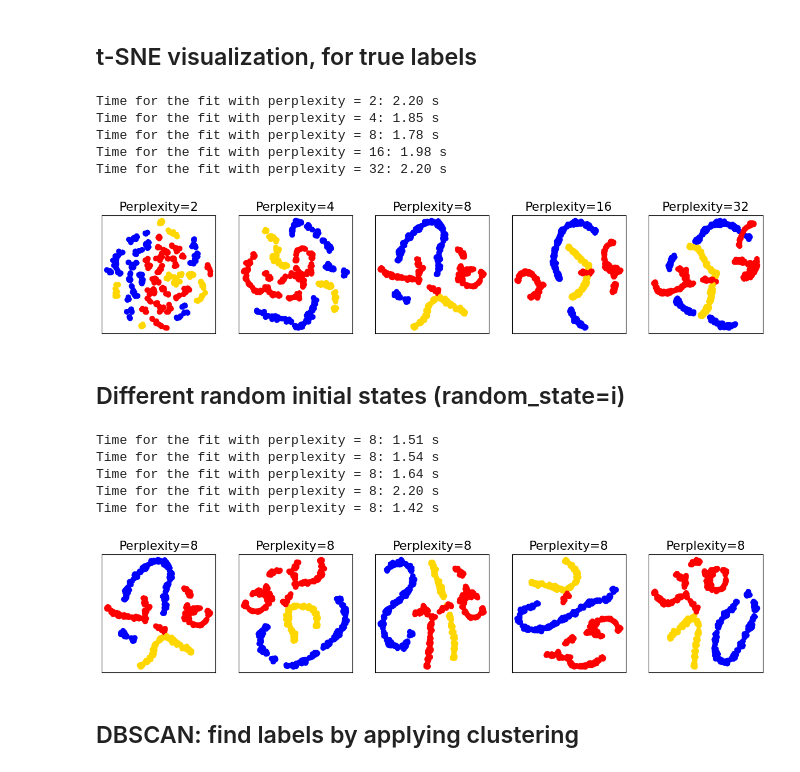
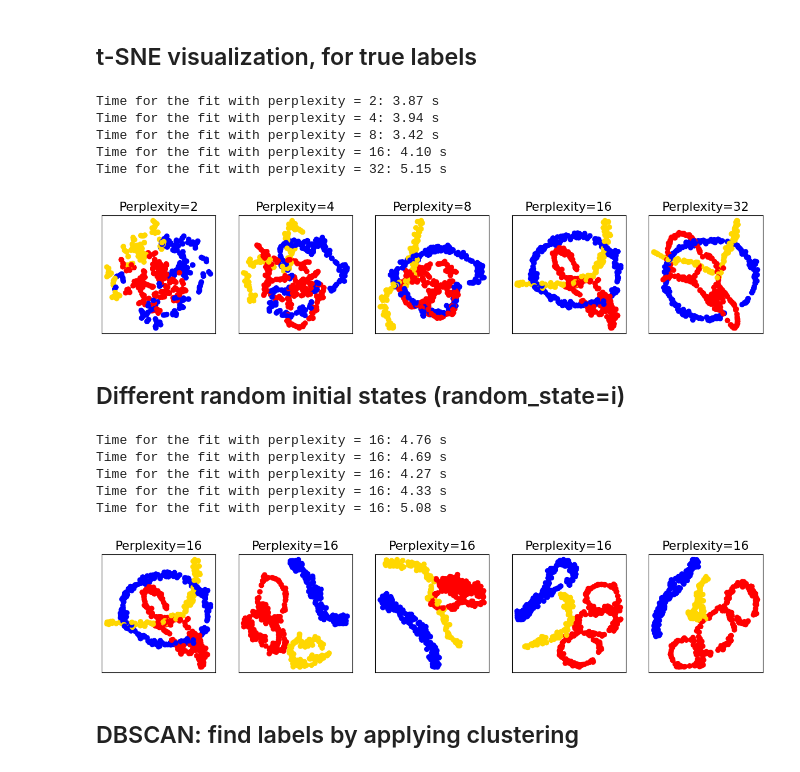
Before and after one commit to Lorycav/LCP_mod_B, a Jupyter notebook: Ex2/group2406_exercise02.ipynb, the cells around one changed output. Cells and saved outputs as stored; diff of their text form; code cells hidden in the pictures.

```diff
--- a/Ex2/group2406_exercise02.ipynb
+++ b/Ex2/group2406_exercise02.ipynb
@@ -87,7 +87,7 @@ np.random.seed(0)
 n_samples = N
 
 # visualization on the plane
-n_components = 2
+n_components = 3
 
 # perplexity parameters
 perplexities = [2, 4, 8, 16, 32]
@@ -100,39 +100,39 @@ mycmap = ListedColormap(["blue","red","gold" ])
 (fig, subplots) = plt.subplots(1,Np , figsize=(3*Np, 2.7))
 
 # list to store low dimensional data
 X_all = [None]
 
 # plots
 for i, perplexity in enumerate(perplexities):
     ax = subplots[i]
     # calculating time for the fit
     t0 = time()
     # embedding
     tsne = manifold.TSNE(n_components=n_components,
                          init='random',
                          random_state=0, # same random state for all perplexities
                          perplexity=perplexity)
     # retrieving transformed data in low-dimensional space
     Y = tsne.fit_transform(data)
     t1 = time()
     print(f'Time for the fit with perplexity = {perplexity}: {t1-t0:.2f} s' )
 
     ax.set_title("Perplexity=%d" % perplexity)
     ax.scatter(Y[:, 0], Y[:, 1], c=y,cmap=mycmap)
     ax.tick_params(left=False,bottom=False)
     ax.xaxis.set_major_formatter(NullFormatter())
     ax.yaxis.set_major_formatter(NullFormatter())
     ax.axis('tight')
     X_all.append(Y)
 
 plt.show()
 # %% [output]
-Time for the fit with perplexity = 2: 2.20 s
-Time for the fit with perplexity = 4: 1.85 s
-Time for the fit with perplexity = 8: 1.78 s
-Time for the fit with perplexity = 16: 1.98 s
-Time for the fit with perplexity = 32: 2.20 s
+Time for the fit with perplexity = 2: 3.87 s
+Time for the fit with perplexity = 4: 3.94 s
+Time for the fit with perplexity = 8: 3.42 s
+Time for the fit with perplexity = 16: 4.10 s
+Time for the fit with perplexity = 32: 5.15 s
-[figure, old version]
+[figure, new version]
 # %% [markdown]
 ## Different random initial states (random_state=i)
 # %%
@@ -144,7 +144,7 @@ Time for the fit with perplexity = 32: 2.20 s
 X_all = [None]
 
 # fixed perplexity
-perplexity= 8
+perplexity= 16
 
 for i in range(5):
     np.random.seed(i)
@@ -170,12 +170,12 @@ for i in range(5):
 
 plt.show()
 # %% [output]
-Time for the fit with perplexity = 8: 1.51 s
-Time for the fit with perplexity = 8: 1.54 s
-Time for the fit with perplexity = 8: 1.64 s
-Time for the fit with perplexity = 8: 2.20 s
-Time for the fit with perplexity = 8: 1.42 s
+Time for the fit with perplexity = 16: 4.76 s
+Time for the fit with perplexity = 16: 4.69 s
+Time for the fit with perplexity = 16: 4.27 s
+Time for the fit with perplexity = 16: 4.33 s
+Time for the fit with perplexity = 16: 5.08 s
-[figure, old version]
+[figure, new version]
 # %% [markdown]
 ## DBSCAN: find labels by applying clustering
 # %%
```
Also changed, not shown: parts of 6 cells of this notebook.
